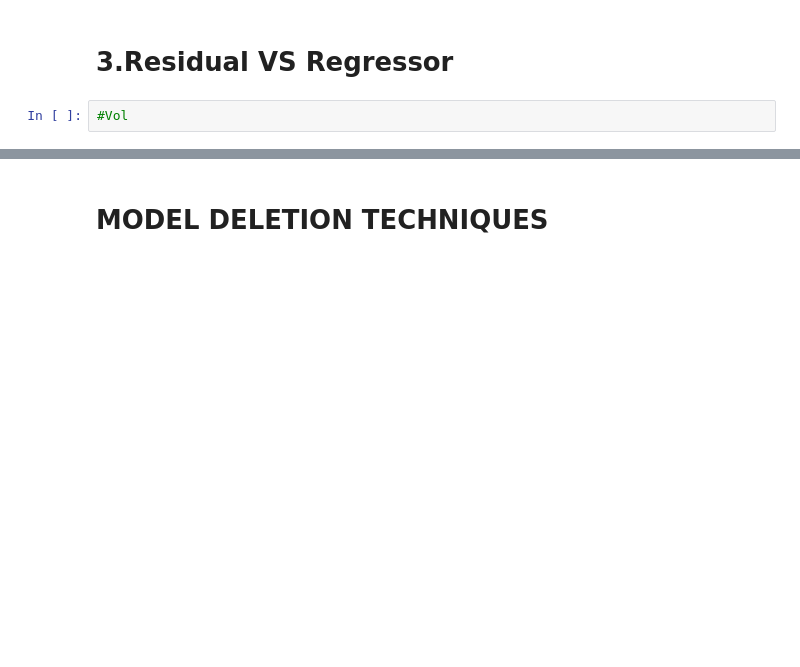
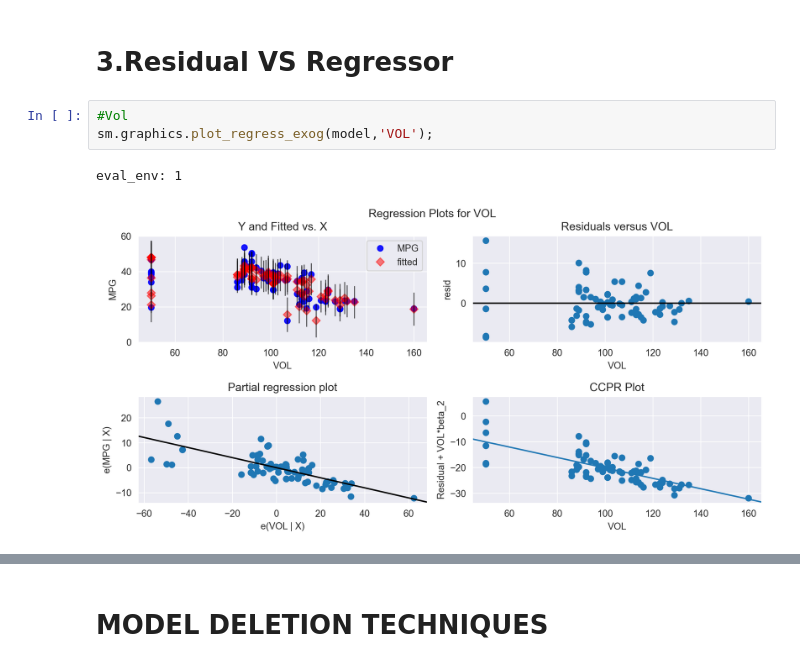
Before and after one commit to aishwaryamate/14July-Batch, a Jupyter notebook: Machine Learning/EDA-1/Multiple Linear Regression.ipynb, the cells around one changed output, grey strips where cells are left out. Drawn from its saved outputs; the diff is of its cells as text; blank space fills up the shorter version.

```diff
--- a/Machine Learning/EDA-1/Multiple Linear Regression.ipynb
+++ b/Machine Learning/EDA-1/Multiple Linear Regression.ipynb
@@ -208,3 +297,7 @@ vol.rsquared, vol.aic
 # 3.Residual VS Regressor
 # %%
 #Vol
+sm.graphics.plot_regress_exog(model,'VOL');
+# %% [output]
+eval_env: 1
+[figure, added]
```
Also changed, not shown: parts of 45 cells of this notebook.
